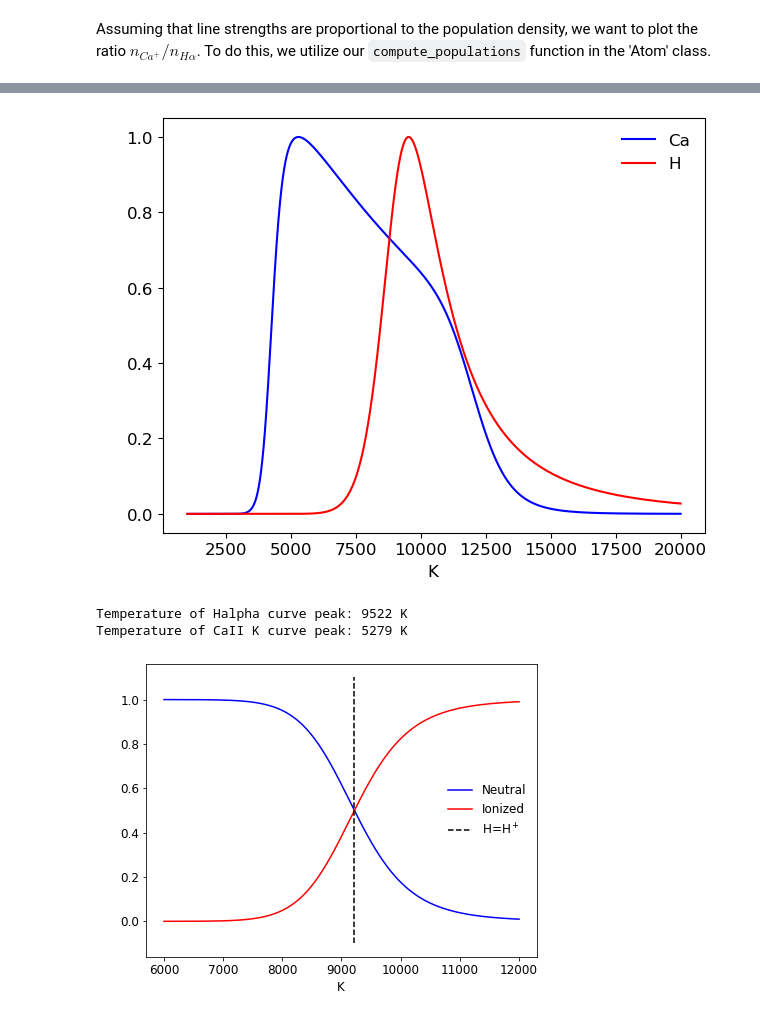
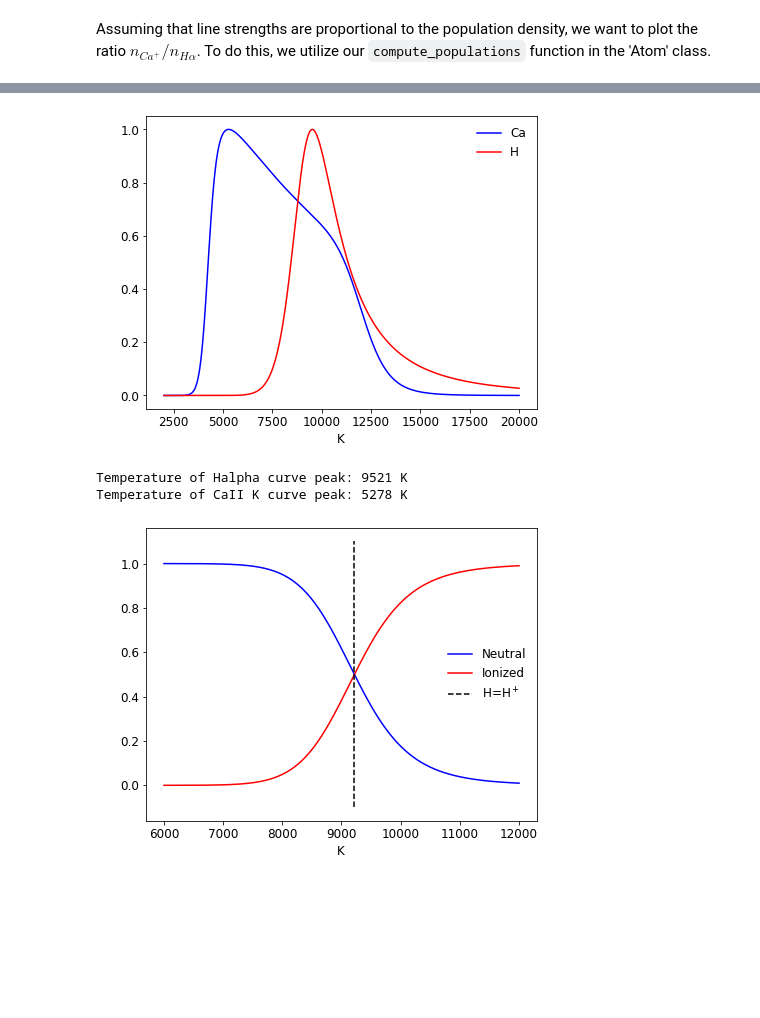
Before and after one commit to Vikenes/AST4310_project1, a Jupyter notebook: p1_assignment.ipynb, the cells around one changed output, grey strips where cells are left out. Saved outputs shown, nothing was run; the diff lists cells and outputs as text; code cells hidden in the pictures; blank space fills up the shorter version.

```diff
--- a/p1_assignment.ipynb
+++ b/p1_assignment.ipynb
@@ -467,21 +467,21 @@ print(f"Temperature of CaII K curve dip: {T_sensitivity[np.argmin(CaII_rel_pop_c
 Temperature of Halpha curve dip: 9521 K
 Temperature of CaII K curve dip: 5278 K
 # %%
-T_pops = np.linspace(1e3, 20e3, int(1e4)) * units.K
+T_pops = np.linspace(2e3, 20e3, int(1e4)) * units.K
 Halpha_pop_2 = H.compute_populations(T_pops, Pe_chrom)[0,1,:]
 Ca_II_pop_2 = Ca.compute_populations(T_pops, Pe_chrom)[1,0,:]
 plt.plot(T_pops, Ca_II_pop_2 / Ca_II_pop_2.max(), color='blue', label='Ca')
 plt.plot(T_pops, Halpha_pop_2 / Halpha_pop_2.max(), color='red', label='H')
 plt.legend()
 plt.show()
 
 
 print(f"Temperature of Halpha curve peak: {T_pops[np.argmax(Halpha_pop_2)]:.0f}")
 print(f"Temperature of CaII K curve peak: {T_pops[np.argmax(Ca_II_pop_2)]:.0f}")
 # %% [output]
-[figure, old version]
+[figure, new version]
-Temperature of Halpha curve peak: 9522 K
-Temperature of CaII K curve peak: 5279 K
+Temperature of Halpha curve peak: 9521 K
+Temperature of CaII K curve peak: 5278 K
 # %%
 T_photo = np.linspace(int(6e3), int(12e3), int(1e4)) * units.K
 Pe_photo = 10 * units.Pa
```
Also changed, not shown: parts of 7 cells of this notebook.
